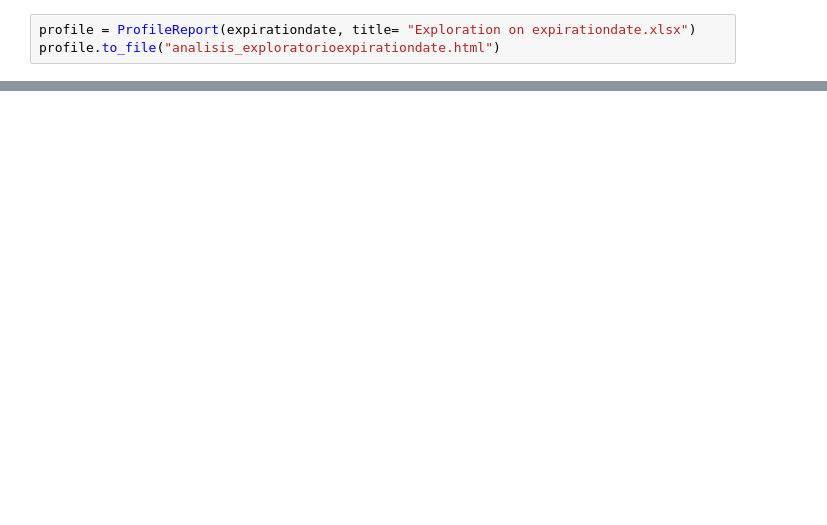
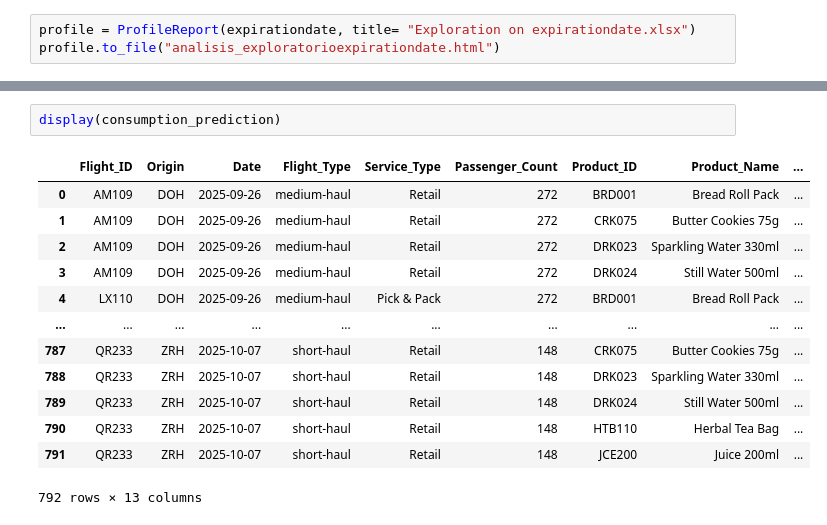
Before and after one commit to ErickFler/Hackolotes, a Jupyter notebook: EDA.ipynb, the cells around one changed output, grey strips where cells are left out. Drawn from its saved outputs; the diff is of its cells as text; blank space fills up the shorter version.

```diff
--- a/EDA.ipynb
+++ b/EDA.ipynb
@@ -20,0 +36,16 @@ profile3.to_file("analisis_explatorioproducttivity.html")
+# %%
+display(consumption_prediction)
+# %% [output]
+|  | Flight_ID | Origin | Date | Flight_Type | Service_Type | Passenger_Count | Product_ID | Product_Name | ... |
+| 0 | AM109 | DOH | 2025-09-26 | medium-haul | Retail | 272 | BRD001 | Bread Roll Pack | ... |
+| 1 | AM109 | DOH | 2025-09-26 | medium-haul | Retail | 272 | CRK075 | Butter Cookies 75g | ... |
+| 2 | AM109 | DOH | 2025-09-26 | medium-haul | Retail | 272 | DRK023 | Sparkling Water 330ml | ... |
+| 3 | AM109 | DOH | 2025-09-26 | medium-haul | Retail | 272 | DRK024 | Still Water 500ml | ... |
+| 4 | LX110 | DOH | 2025-09-26 | medium-haul | Pick & Pack | 272 | BRD001 | Bread Roll Pack | ... |
+| ... | ... | ... | ... | ... | ... | ... | ... | ... | ... |
+| 787 | QR233 | ZRH | 2025-10-07 | short-haul | Retail | 148 | CRK075 | Butter Cookies 75g | ... |
+| 788 | QR233 | ZRH | 2025-10-07 | short-haul | Retail | 148 | DRK023 | Sparkling Water 330ml | ... |
+| 789 | QR233 | ZRH | 2025-10-07 | short-haul | Retail | 148 | DRK024 | Still Water 500ml | ... |
+| 790 | QR233 | ZRH | 2025-10-07 | short-haul | Retail | 148 | HTB110 | Herbal Tea Bag | ... |
+| 791 | QR233 | ZRH | 2025-10-07 | short-haul | Retail | 148 | JCE200 | Juice 200ml | ... |
+792 rows × 13 columns
```
Also changed, not shown: parts of 7 cells of this notebook, 3 other files.
